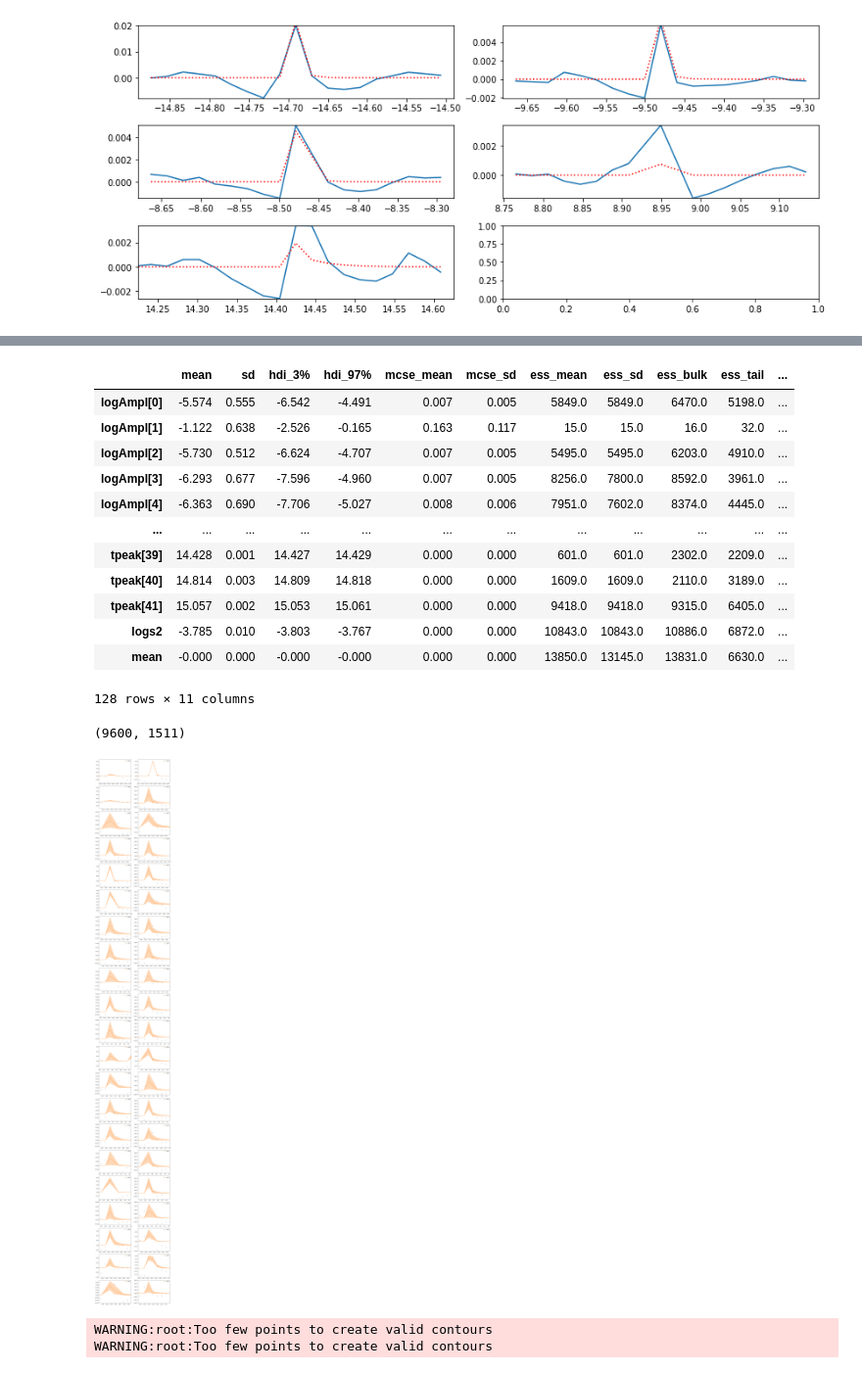
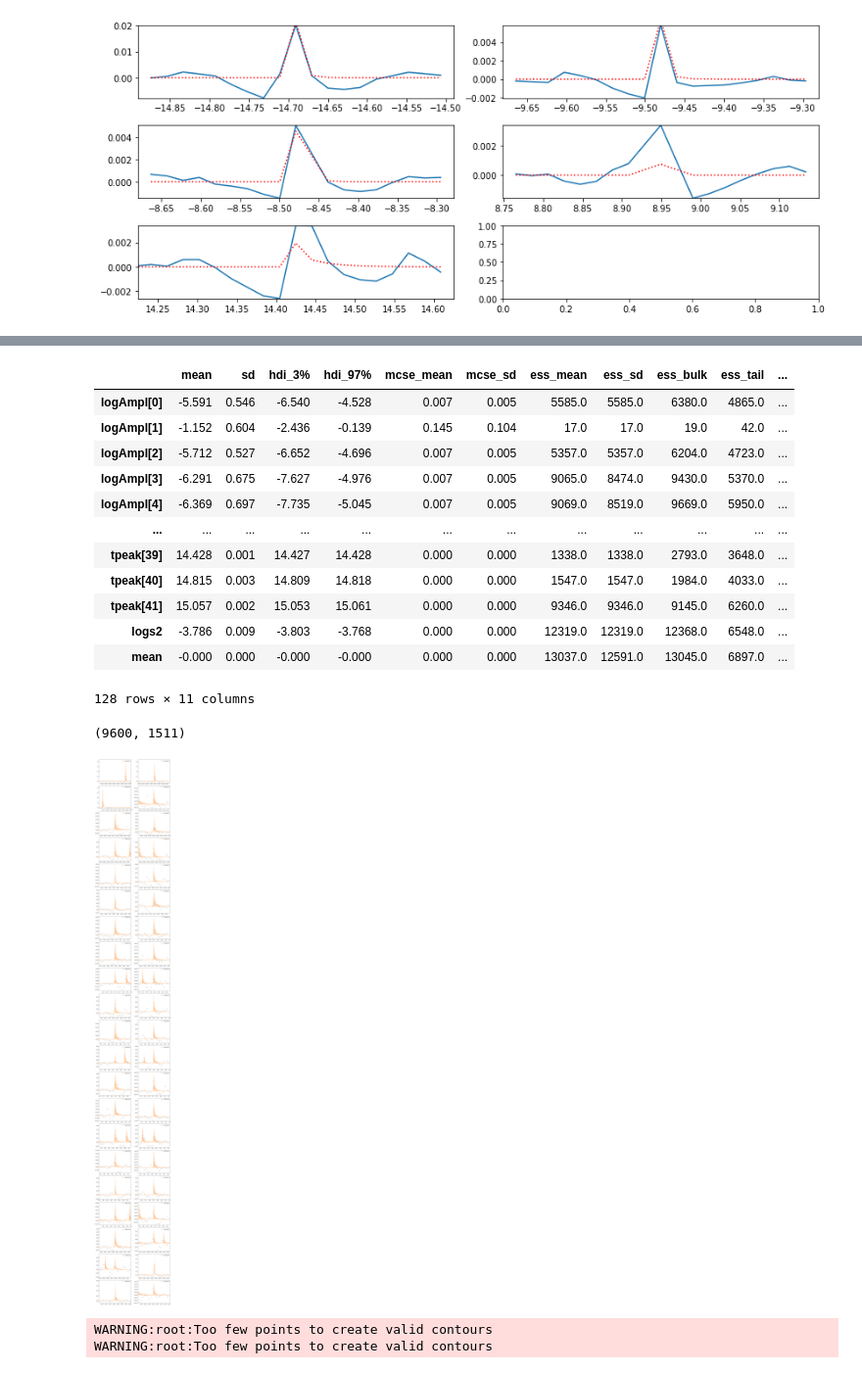
Before and after one commit to exoclam/epic-246301900, a Jupyter notebook: xoflares-epic246301900-pre-flare-gp.ipynb, the cells around one changed output, grey strips where cells are left out. Shown at 98% size. Cells and saved outputs as stored; diff of their text form; code cells hidden in the pictures.

Commit message:
fixed plots for pre flare chunk

```diff
--- a/xoflares-epic246301900-pre-flare-gp.ipynb
+++ b/xoflares-epic246301900-pre-flare-gp.ipynb
@@ -507,6 +507,9 @@ with pm.Model() as model:
 #     map_soln = pm.find_MAP(start=map_soln, vars=[fwhm, ampl])
 #     map_soln = pm.find_MAP(start=map_soln, vars=[tpeak])
 
+# make a fine grid that spans the observation window for plotting purposes
+t_plot = np.linspace(x.min(), x.max(), 10000)
+
 with pm.Model() as model:
     npeaks = np.shape(tpeaks)[0]
     mean = pm.Normal("mean", mu=0, sd=3.0, testval=0)
@@ -524,7 +527,9 @@ with pm.Model() as model:
 
     #flare_lc = get_light_curve(x, tpeak, fwhm, ampl, texp=texp, oversample=15)
     flare_lc = get_light_curve(x, tpeak, fwhm, ampl, oversample=15)
+    flare_lc_pred = get_light_curve(t_plot, tpeak, fwhm, ampl, oversample=7) # this one's for plotting only
     pm.Deterministic("flare_lc", flare_lc)
+    pm.Deterministic("flare_lc_pred", flare_lc_pred) # this one's for plotting only
     pm.Normal("obs", mu=flare_lc + mean, sd=tt.exp(2*logs2), observed=y)
 
     map_soln = xo.optimize(start=model.test_point, vars=[1/fwhm, mean])
@@ -622,46 +624,45 @@ The estimated number of effective samples is smaller than 200 for some parameter
 pm.summary(trace, varnames= ['logAmpl', 'logFwhm', 'tpeak', 'logs2', 'mean'], )
 # %% [output]
 |  | mean | sd | hdi_3% | hdi_97% | mcse_mean | mcse_sd | ess_mean | ess_sd | ess_bulk | ess_tail | ... |
-| logAmpl[0] | -5.574 | 0.555 | -6.542 | -4.491 | 0.007 | 0.005 | 5849.0 | 5849.0 | 6470.0 | 5198.0 | ... |
-| logAmpl[1] | -1.122 | 0.638 | -2.526 | -0.165 | 0.163 | 0.117 | 15.0 | 15.0 | 16.0 | 32.0 | ... |
-| logAmpl[2] | -5.730 | 0.512 | -6.624 | -4.707 | 0.007 | 0.005 | 5495.0 | 5495.0 | 6203.0 | 4910.0 | ... |
-| logAmpl[3] | -6.293 | 0.677 | -7.596 | -4.960 | 0.007 | 0.005 | 8256.0 | 7800.0 | 8592.0 | 3961.0 | ... |
-| logAmpl[4] | -6.363 | 0.690 | -7.706 | -5.027 | 0.008 | 0.006 | 7951.0 | 7602.0 | 8374.0 | 4445.0 | ... |
+| logAmpl[0] | -5.591 | 0.546 | -6.540 | -4.528 | 0.007 | 0.005 | 5585.0 | 5585.0 | 6380.0 | 4865.0 | ... |
+| logAmpl[1] | -1.152 | 0.604 | -2.436 | -0.139 | 0.145 | 0.104 | 17.0 | 17.0 | 19.0 | 42.0 | ... |
+| logAmpl[2] | -5.712 | 0.527 | -6.652 | -4.696 | 0.007 | 0.005 | 5357.0 | 5357.0 | 6204.0 | 4723.0 | ... |
+| logAmpl[3] | -6.291 | 0.675 | -7.627 | -4.976 | 0.007 | 0.005 | 9065.0 | 8474.0 | 9430.0 | 5370.0 | ... |
+| logAmpl[4] | -6.369 | 0.697 | -7.735 | -5.045 | 0.007 | 0.005 | 9069.0 | 8519.0 | 9669.0 | 5950.0 | ... |
 | ... | ... | ... | ... | ... | ... | ... | ... | ... | ... | ... | ... |
-| tpeak[39] | 14.428 | 0.001 | 14.427 | 14.429 | 0.000 | 0.000 | 601.0 | 601.0 | 2302.0 | 2209.0 | ... |
-| tpeak[40] | 14.814 | 0.003 | 14.809 | 14.818 | 0.000 | 0.000 | 1609.0 | 1609.0 | 2110.0 | 3189.0 | ... |
-| tpeak[41] | 15.057 | 0.002 | 15.053 | 15.061 | 0.000 | 0.000 | 9418.0 | 9418.0 | 9315.0 | 6405.0 | ... |
-| logs2 | -3.785 | 0.010 | -3.803 | -3.767 | 0.000 | 0.000 | 10843.0 | 10843.0 | 10886.0 | 6872.0 | ... |
-| mean | -0.000 | 0.000 | -0.000 | -0.000 | 0.000 | 0.000 | 13850.0 | 13145.0 | 13831.0 | 6630.0 | ... |
+| tpeak[39] | 14.428 | 0.001 | 14.427 | 14.428 | 0.000 | 0.000 | 1338.0 | 1338.0 | 2793.0 | 3648.0 | ... |
+| tpeak[40] | 14.815 | 0.003 | 14.809 | 14.818 | 0.000 | 0.000 | 1547.0 | 1547.0 | 1984.0 | 4033.0 | ... |
+| tpeak[41] | 15.057 | 0.002 | 15.053 | 15.061 | 0.000 | 0.000 | 9346.0 | 9346.0 | 9145.0 | 6260.0 | ... |
+| logs2 | -3.786 | 0.009 | -3.803 | -3.768 | 0.000 | 0.000 | 12319.0 | 12319.0 | 12368.0 | 6548.0 | ... |
+| mean | -0.000 | 0.000 | -0.000 | -0.000 | 0.000 | 0.000 | 13037.0 | 12591.0 | 13045.0 | 6897.0 | ... |
 128 rows × 11 columns
 # %%
 trace['flare_lc'].shape
 # %% [output]
 (9600, 1511)
 # %%
-flc =  np.percentile(trace['flare_lc'], [5, 50, 95], axis=0)
+flc_plot =  np.percentile(trace['flare_lc_pred'], [5, 50, 95], axis=0)
 fig, axes = plt.subplots(ncols=2, nrows=np.ceil(npeaks/2).astype(int), figsize=[12,npeaks*2])
-#fig.text(-0.05, 0.5, 'Normalized flux', va='center', rotation='vertical')
-#fig.text(-0.05, 0.5, 'Normalized time', ha='center')
-
 axes = axes.flatten()
 for i in range(npeaks):
-    timemask = (x >= tpeaks[i]-0.2) & (x < tpeaks[i]+0.2)
+    timemask_t_plot = (t_plot >= tpeaks[i]-0.2) * (t_plot < tpeaks[i]+0.2)
+    timemask = (x >= tpeaks[i]-0.2) * (x < tpeaks[i]+0.2)
     ax = axes[i]
     ax.plot(x[timemask], y[timemask], '.k')
-    ax.plot(x[timemask], flc[1][timemask], color="C1", label="model")
-    art = ax.fill_between(x[timemask], flc[0][timemask],
-                          flc[2][timemask], color="C1", alpha=0.3,
+    ax.plot(t_plot[timemask_t_plot], flc_plot[1][timemask_t_plot], label="model_pred", color="C1", zorder=1001)
+    art = ax.fill_between(t_plot[timemask_t_plot],
+                          flc_plot[0][timemask_t_plot],
+                          flc_plot[2][timemask_t_plot], color="C1", alpha=0.3,
                                zorder=1000)
     art.set_edgecolor("none")
-    ax.set_xlim(tpeaks[i]-0.05, tpeaks[i]+0.1)
-    #ax.set_ylim(np.min(y[timemask]) - 1, 1000 + np.max(y[timemask]))
+    ax.set_xlim(tpeaks[i]-0.2, tpeaks[i]+0.2)
+    #ax.set_ylim(np.min(y[timemask]) - 1, 1 + np.max(y[timemask]))
     ax.legend()
 
 fig.tight_layout()
 fig.savefig('flare-model-preflare.png')
 # %% [output]
-[figure, old version]
+[figure, new version]
 # %%
 # save out to combine with other two set of flares
 #pd.Series(flc[1]).to_csv('pre-flare-flares.csv', index=False)
```
Also changed, not shown: parts of 3 cells of this notebook.
